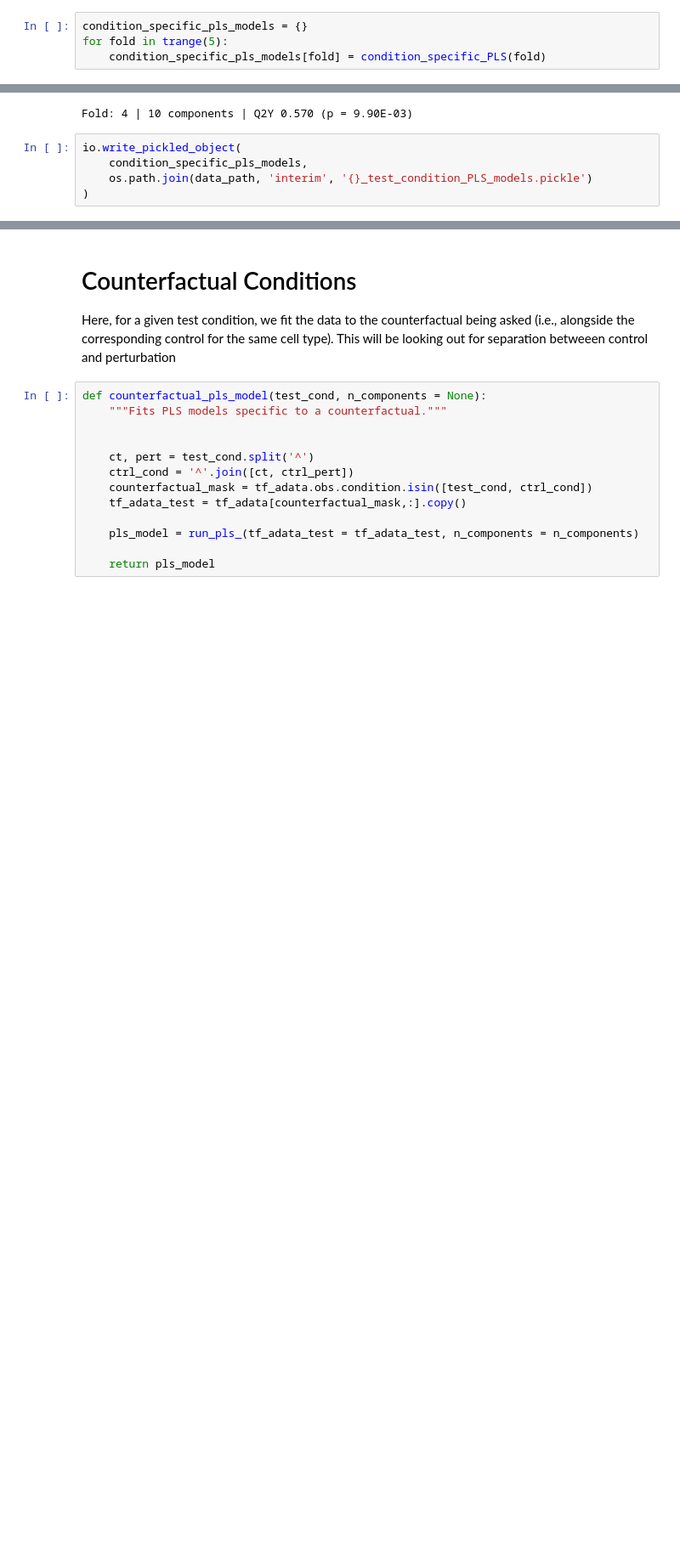
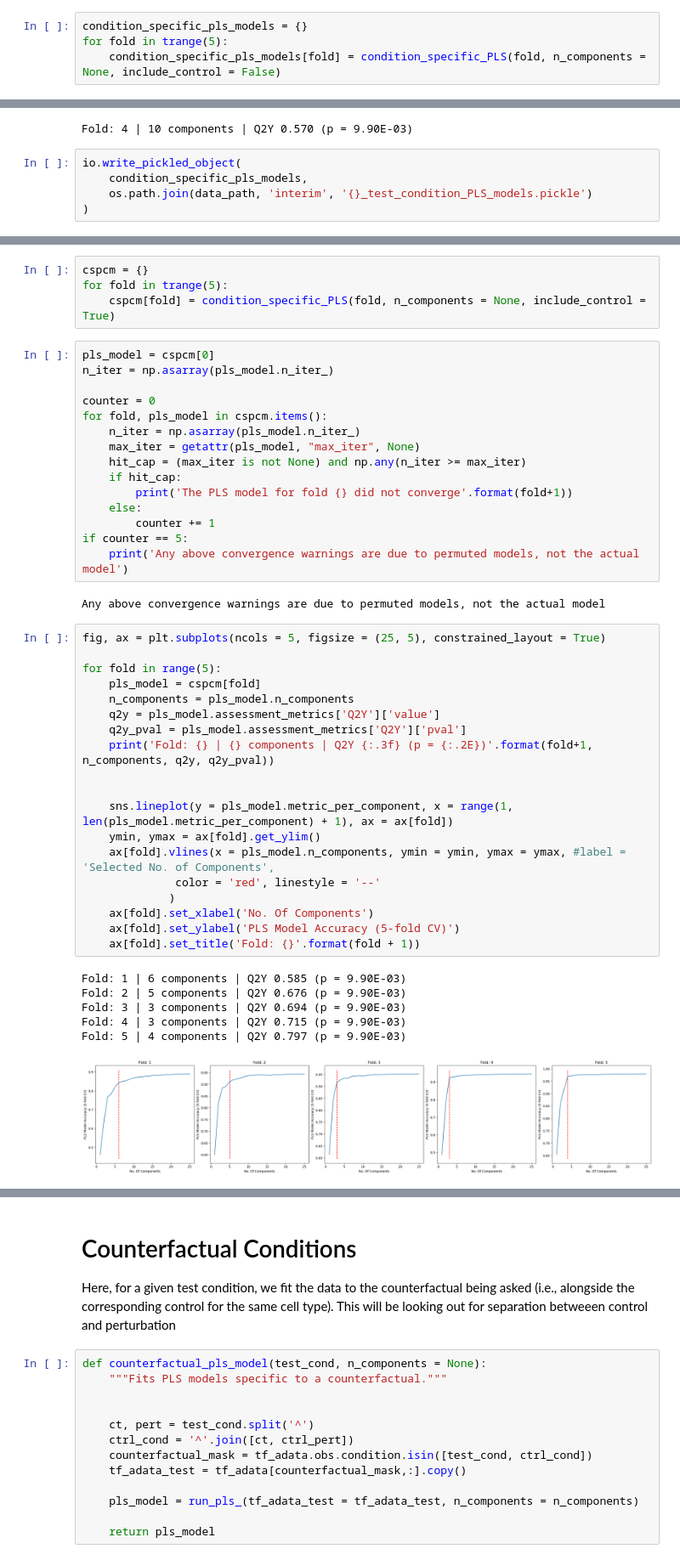
Before and after one commit to hmbaghdassarian/scLEMBAS, a Jupyter notebook: notebooks/McCauley_2024/06_assess_predictions/06_PRELIM_test_pls_models.ipynb, the cells around one changed output, grey strips where cells are left out. Shown at 85% size. Drawn from its saved outputs; the diff is of its cells as text; blank space fills up the shorter version.

Commit message:
per component visualization

```diff
--- a/notebooks/McCauley_2024/06_assess_predictions/06_PRELIM_test_pls_models.ipynb
+++ b/notebooks/McCauley_2024/06_assess_predictions/06_PRELIM_test_pls_models.ipynb
@@ -152,7 +155,7 @@ def condition_specific_PLS(fold, n_components = None):
 # %%
 condition_specific_pls_models = {}
 for fold in trange(5):
-    condition_specific_pls_models[fold] = condition_specific_PLS(fold)
+    condition_specific_pls_models[fold] = condition_specific_PLS(fold, n_components = None, include_control = False)
 # %%
 fig, ax = plt.subplots(ncols = 5, figsize = (25, 5), constrained_layout = True)
 
@@ -199,0 +207,47 @@ io.write_pickled_object(
+# %%
+cspcm = {}
+for fold in trange(5):
+    cspcm[fold] = condition_specific_PLS(fold, n_components = None, include_control = True)
+# %%
+pls_model = cspcm[0]
+n_iter = np.asarray(pls_model.n_iter_)
+
+counter = 0
+for fold, pls_model in cspcm.items():
+    n_iter = np.asarray(pls_model.n_iter_)
+    max_iter = getattr(pls_model, "max_iter", None)
+    hit_cap = (max_iter is not None) and np.any(n_iter >= max_iter)
+    if hit_cap:
+        print('The PLS model for fold {} did not converge'.format(fold+1))
+    else:
+        counter += 1
+if counter == 5:
+    print('Any above convergence warnings are due to permuted models, not the actual model')
+# %% [output]
+Any above convergence warnings are due to permuted models, not the actual model
+# %%
+fig, ax = plt.subplots(ncols = 5, figsize = (25, 5), constrained_layout = True)
+
+for fold in range(5):
+    pls_model = cspcm[fold]
+    n_components = pls_model.n_components
+    q2y = pls_model.assessment_metrics['Q2Y']['value']
+    q2y_pval = pls_model.assessment_metrics['Q2Y']['pval']
+    print('Fold: {} | {} components | Q2Y {:.3f} (p = {:.2E})'.format(fold+1, n_components, q2y, q2y_pval))
+
+
+    sns.lineplot(y = pls_model.metric_per_component, x = range(1, len(pls_model.metric_per_component) + 1), ax = ax[fold])
+    ymin, ymax = ax[fold].get_ylim()
+    ax[fold].vlines(x = pls_model.n_components, ymin = ymin, ymax = ymax, #label = 'Selected No. of Components',
+              color = 'red', linestyle = '--'
+             )
+    ax[fold].set_xlabel('No. Of Components')
+    ax[fold].set_ylabel('PLS Model Accuracy (5-fold CV)')
+    ax[fold].set_title('Fold: {}'.format(fold + 1))
+# %% [output]
+Fold: 1 | 6 components | Q2Y 0.585 (p = 9.90E-03)
+Fold: 2 | 5 components | Q2Y 0.676 (p = 9.90E-03)
+Fold: 3 | 3 components | Q2Y 0.694 (p = 9.90E-03)
+Fold: 4 | 3 components | Q2Y 0.715 (p = 9.90E-03)
+Fold: 5 | 4 components | Q2Y 0.797 (p = 9.90E-03)
+[figure, added]
```
Also changed, not shown: parts of 4 cells of this notebook, 11 other files.
